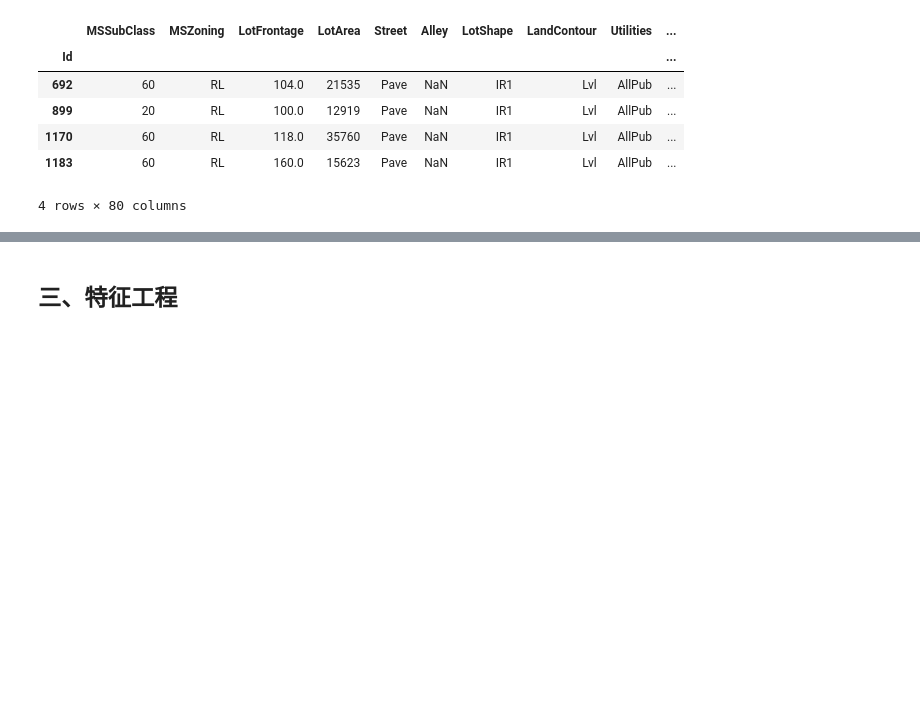
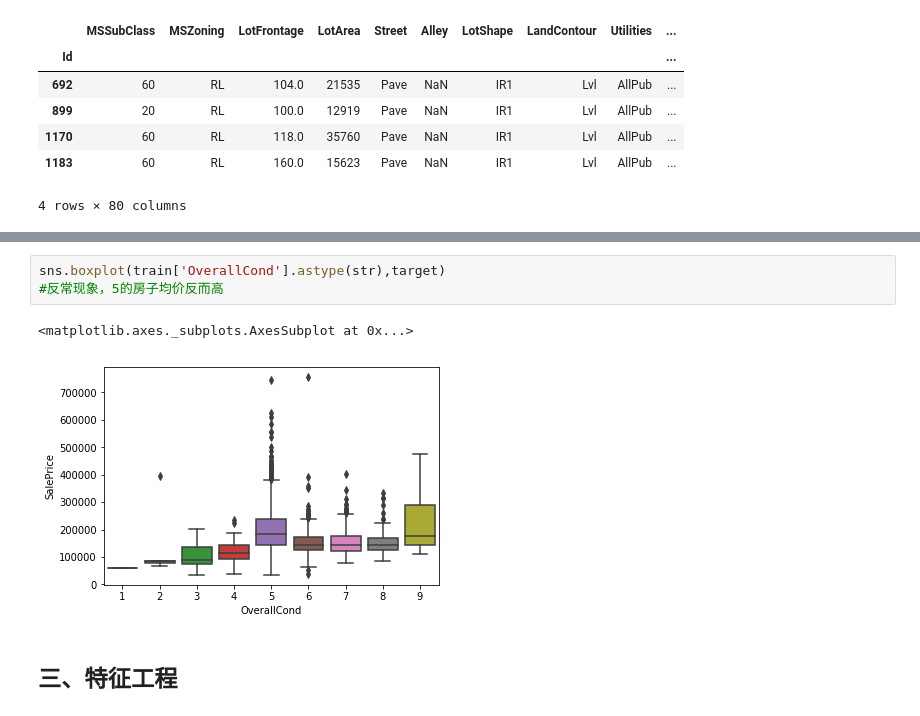
Before and after one commit to Watermelon233/MyKaggle, a Jupyter notebook: predictprice/Kaggle房价预测0到1-改进预测部分.ipynb, the cells around one changed output, grey strips where cells are left out. Cells and saved outputs as stored; diff of their text form; blank space fills up the shorter version.

```diff
--- a/predictprice/Kaggle房价预测0到1-改进预测部分.ipynb
+++ b/predictprice/Kaggle房价预测0到1-改进预测部分.ipynb
@@ -141,3 +147,9 @@ train[train['SalePrice']>600000]
+# %%
+sns.boxplot(train['OverallCond'].astype(str),target)
+#反常现象，5的房子均价反而高
+# %% [output]
+<matplotlib.axes._subplots.AxesSubplot at 0x...>
+[figure, added]
 # %% [markdown]
 ## 三、特征工程
 # %% [markdown]
```
Also changed, not shown: parts of 6 cells of this notebook, 6 other files.
